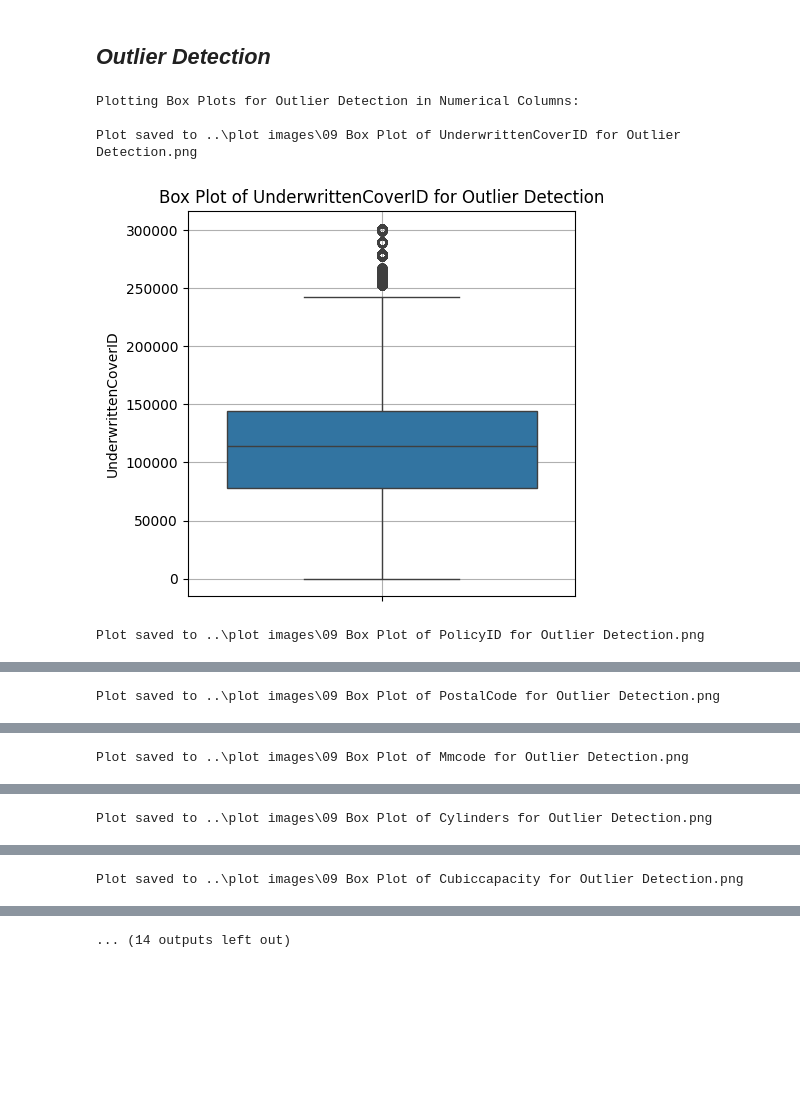
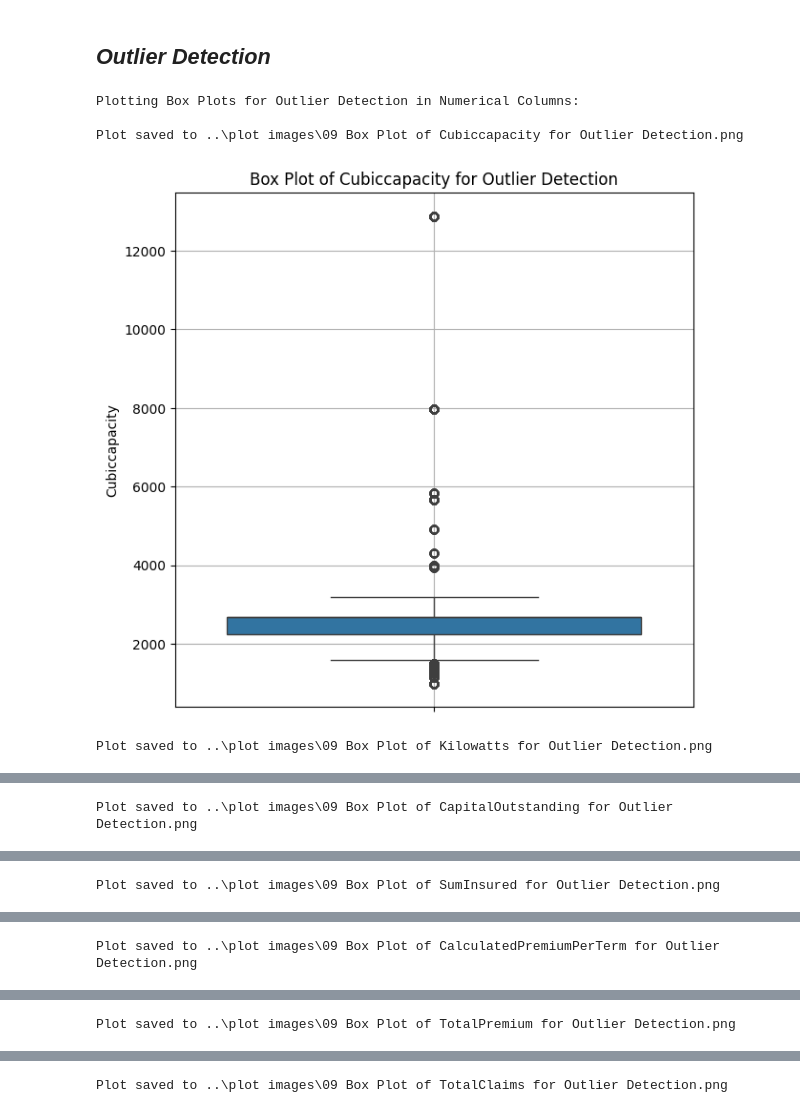
Before and after one commit to nuhaminae/End-to-End-Insurance-Risk-Analytics-and-Predictive-Modeling, a Jupyter notebook: notebooks/02_EDA.ipynb, the cells around one changed output, grey strips where cells are left out. Cells and saved outputs as stored; diff of their text form; code cells hidden in the pictures; blank space fills up the shorter version.

```diff
--- a/notebooks/02_EDA.ipynb
+++ b/notebooks/02_EDA.ipynb
@@ -215,10 +217,10 @@ Plot saved to ..\plot images\08 Distribution of Top Auto Makes by Province.png
 ## *Outlier Detection*
 # %%
 #call function to visualise outliers
-eda_processor.outlier_detection_boxplots(plot_folder)
+eda_processor.outlier_detection_boxplots()
 # %% [output]
 Plotting Box Plots for Outlier Detection in Numerical Columns:
 
-Plot saved to ..\plot images\09 Box Plot of UnderwrittenCoverID for Outlier Detection.png
+Plot saved to ..\plot images\09 Box Plot of Cubiccapacity for Outlier Detection.png
-[figure, old version]
+[figure, new version]
-Plot saved to ..\plot images\09 Box Plot of PolicyID for Outlier Detection.png
+Plot saved to ..\plot images\09 Box Plot of Kilowatts for Outlier Detection.png
@@ -226 +228 @@ Plot saved to ..\plot images\09 Box Plot of PolicyID for Outlier Detection.png
-Plot saved to ..\plot images\09 Box Plot of PostalCode for Outlier Detection.png
+Plot saved to ..\plot images\09 Box Plot of CapitalOutstanding for Outlier Detection.png
@@ -228 +230 @@ Plot saved to ..\plot images\09 Box Plot of PostalCode for Outlier Detection.png
-Plot saved to ..\plot images\09 Box Plot of Mmcode for Outlier Detection.png
+Plot saved to ..\plot images\09 Box Plot of SumInsured for Outlier Detection.png
@@ -230 +232 @@ Plot saved to ..\plot images\09 Box Plot of Mmcode for Outlier Detection.png
-Plot saved to ..\plot images\09 Box Plot of Cylinders for Outlier Detection.png
+Plot saved to ..\plot images\09 Box Plot of CalculatedPremiumPerTerm for Outlier Detection.png
@@ -232 +234 @@ Plot saved to ..\plot images\09 Box Plot of Cylinders for Outlier Detection.png
-Plot saved to ..\plot images\09 Box Plot of Cubiccapacity for Outlier Detection.png
+Plot saved to ..\plot images\09 Box Plot of TotalPremium for Outlier Detection.png
@@ -234 +236 @@ Plot saved to ..\plot images\09 Box Plot of Cubiccapacity for Outlier Detection.
-... (14 outputs left out)
+Plot saved to ..\plot images\09 Box Plot of TotalClaims for Outlier Detection.png
```
Also changed, not shown: parts of 8 cells of this notebook.
